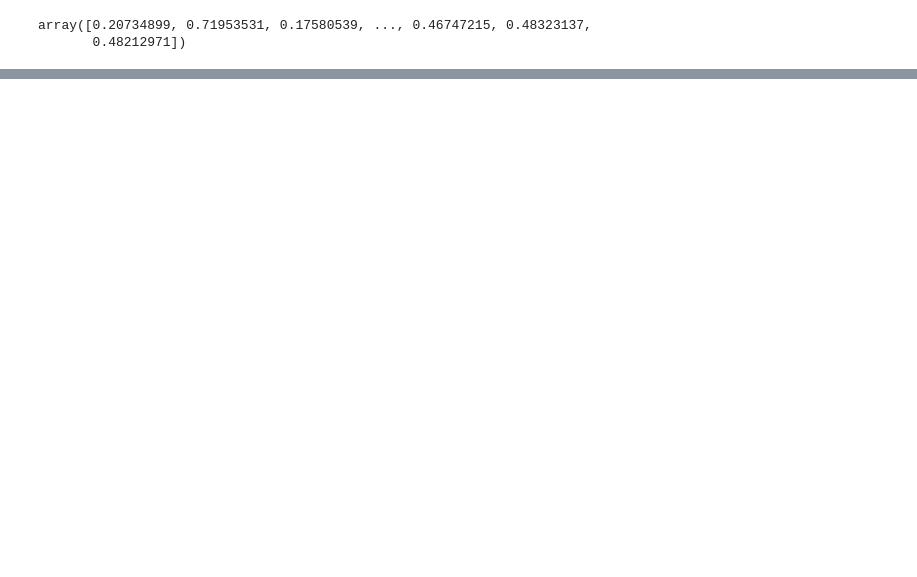
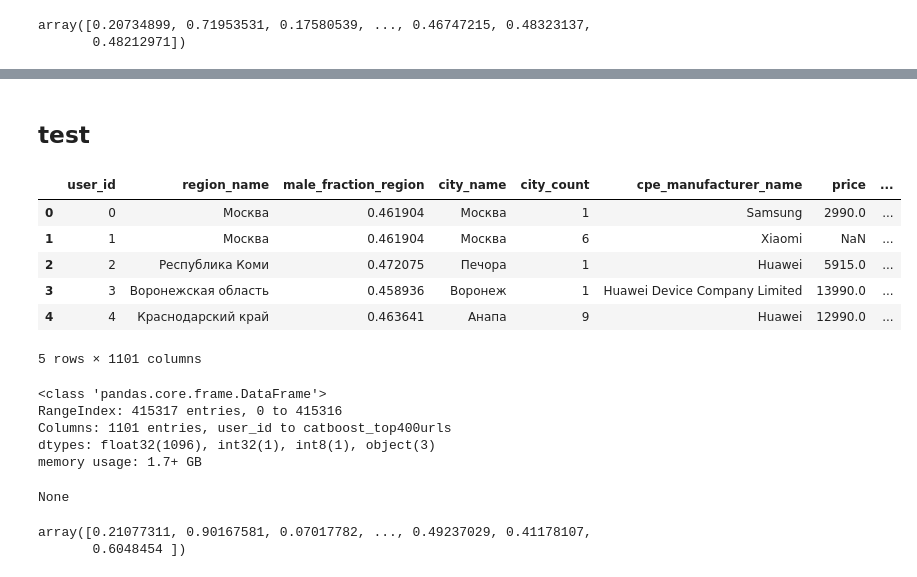
Before and after one commit to koshkidadanet/MTS-ML-CUP, a Jupyter notebook: catboost_gender_urls.ipynb, the cells around one changed output, grey strips where cells are left out. Cells and saved outputs as stored; diff of their text form; code cells hidden in the pictures; blank space fills up the shorter version.

```diff
--- a/catboost_gender_urls.ipynb
+++ b/catboost_gender_urls.ipynb
@@ -93,0 +154,31 @@ submit.to_csv('top400_male.csv', index=False)
+# %% [markdown]
+## test
+# %%
+df = dd.read_parquet('..\\full_data\\ready_gender_data.parquet').compute()
+
+#оставляем id для теста
+submit = dd.read_parquet('..\\full_data\\submit_2.pqt').compute()
+submit = submit.sort_values('user_id', ignore_index=True)
+test_df = submit.merge(df, on='user_id',how ='left')
+
+display(df.head())
+display(df.info())
+# %% [output]
+|  | user_id | region_name | male_fraction_region | city_name | city_count | cpe_manufacturer_name | price | ... |
+| 0 | 0 | Москва | 0.461904 | Москва | 1 | Samsung | 2990.0 | ... |
+| 1 | 1 | Москва | 0.461904 | Москва | 6 | Xiaomi | NaN | ... |
+| 2 | 2 | Республика Коми | 0.472075 | Печора | 1 | Huawei | 5915.0 | ... |
+| 3 | 3 | Воронежская область | 0.458936 | Воронеж | 1 | Huawei Device Company Limited | 13990.0 | ... |
+| 4 | 4 | Краснодарский край | 0.463641 | Анапа | 9 | Huawei | 12990.0 | ... |
+5 rows × 1101 columns
+<class 'pandas.core.frame.DataFrame'>
+RangeIndex: 415317 entries, 0 to 415316
+Columns: 1101 entries, user_id to catboost_top400urls
+dtypes: float32(1096), int32(1), int8(1), object(3)
+memory usage: 1.7+ GB
+None
+# %%
+model.predict_proba(test_df.drop('user_id',axis=1))[:,1]
+# %% [output]
+array([0.21077311, 0.90167581, 0.07017782, ..., 0.49237029, 0.41178107,
+       0.6048454 ])
```
Also changed, not shown: parts of 8 cells of this notebook, 1 other file.
